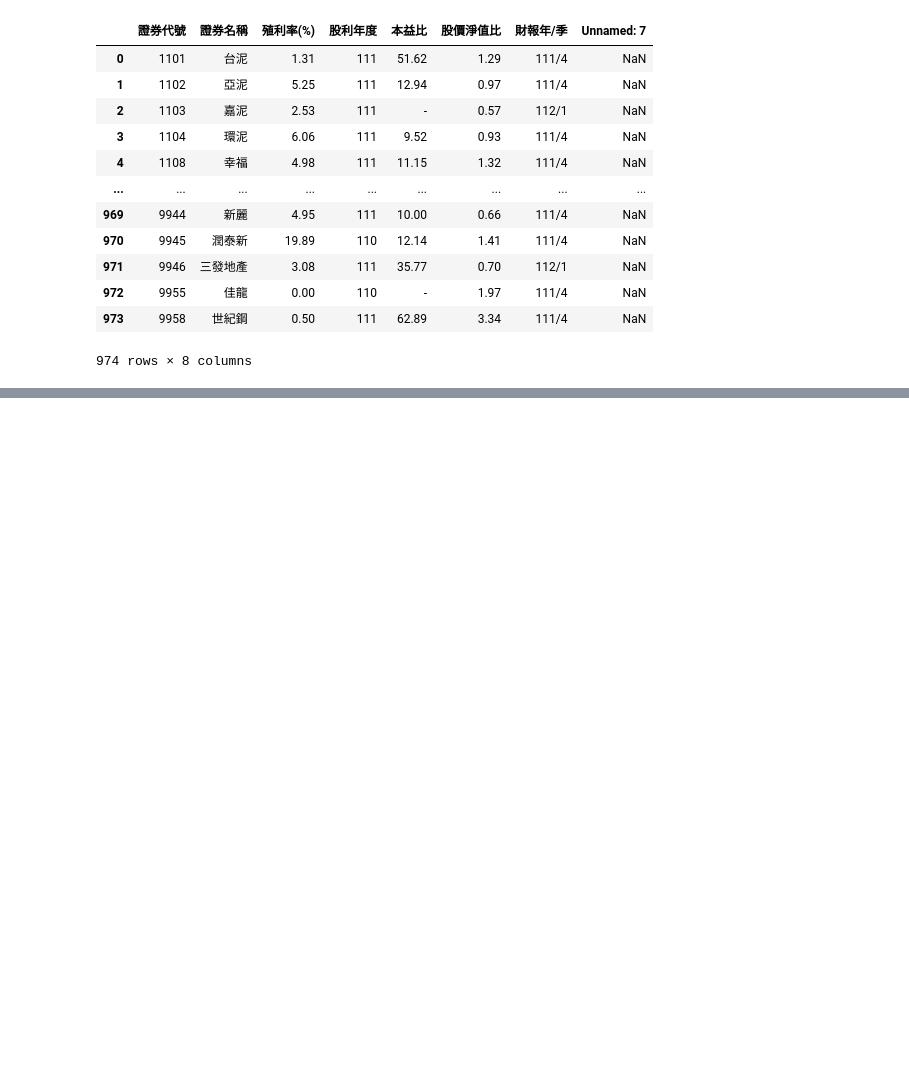
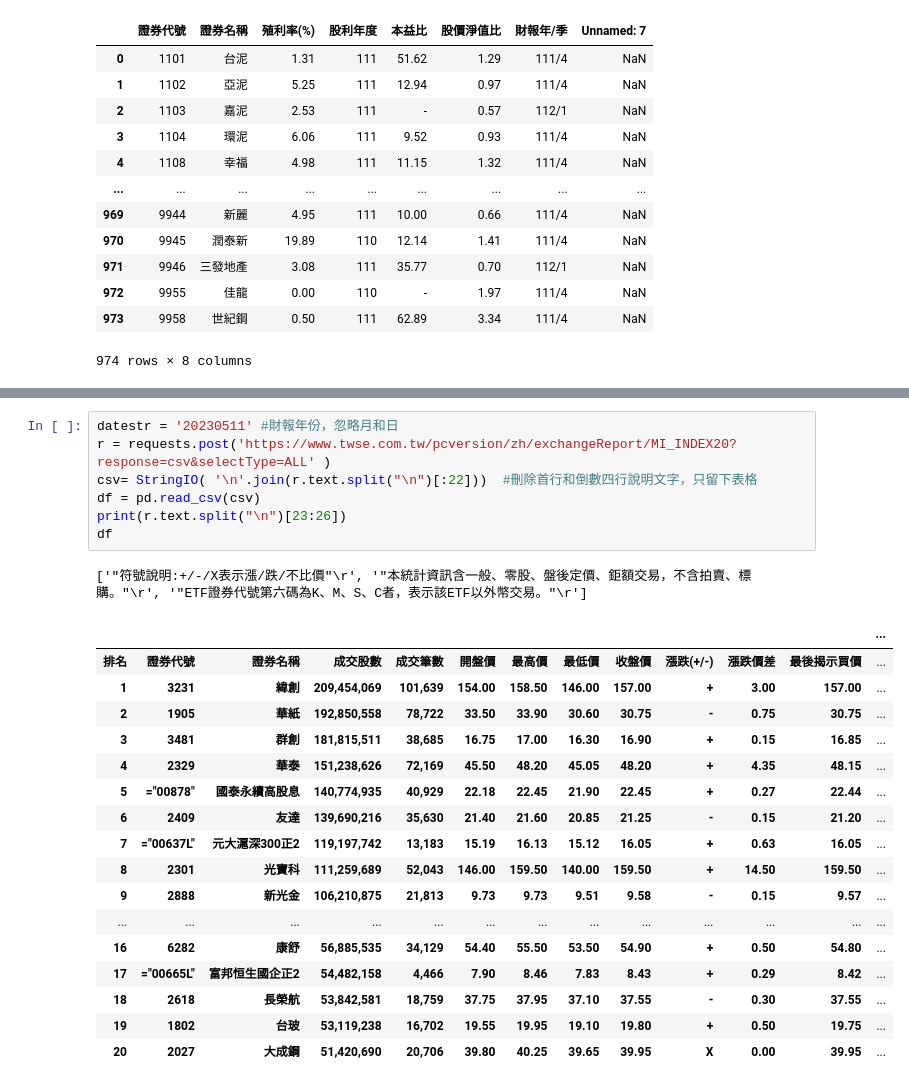
Before and after one commit to Sandwhaletree/Mai_Finlab, a Jupyter notebook: 股票財務分析/B02_個股日本益比、殖利率及股價淨值比.ipynb, the cells around one changed output, grey strips where cells are left out. Drawn from its saved outputs; the diff is of its cells as text; blank space fills up the shorter version.

```diff
--- a/股票財務分析/B02_個股日本益比、殖利率及股價淨值比.ipynb
+++ b/股票財務分析/B02_個股日本益比、殖利率及股價淨值比.ipynb
@@ -57,0 +92,26 @@ df
+# %%
+datestr = '20230511' #財報年份，忽略月和日
+r = requests.post('https://www.twse.com.tw/pcversion/zh/exchangeReport/MI_INDEX20?response=csv&selectType=ALL' )
+csv= StringIO( '\n'.join(r.text.split("\n")[:22]))  #刪除首行和倒數四行說明文字，只留下表格
+df = pd.read_csv(csv)
+print(r.text.split("\n")[23:26])
+df
+# %% [output]
+['"符號說明:+/-/X表示漲/跌/不比價"\r', '"本統計資訊含一般、零股、盤後定價、鉅額交易，不含拍賣、標購。"\r', '"ETF證券代號第六碼為K、M、S、C者，表示該ETF以外幣交易。"\r']
+|  |  |  |  |  |  |  |  |  |  |  |  | ... |
+| 排名 | 證券代號 | 證券名稱 | 成交股數 | 成交筆數 | 開盤價 | 最高價 | 最低價 | 收盤價 | 漲跌(+/-) | 漲跌價差 | 最後揭示買價 | ... |
+| 1 | 3231 | 緯創 | 209,454,069 | 101,639 | 154.00 | 158.50 | 146.00 | 157.00 | + | 3.00 | 157.00 | ... |
+| 2 | 1905 | 華紙 | 192,850,558 | 78,722 | 33.50 | 33.90 | 30.60 | 30.75 | - | 0.75 | 30.75 | ... |
+| 3 | 3481 | 群創 | 181,815,511 | 38,685 | 16.75 | 17.00 | 16.30 | 16.90 | + | 0.15 | 16.85 | ... |
+| 4 | 2329 | 華泰 | 151,238,626 | 72,169 | 45.50 | 48.20 | 45.05 | 48.20 | + | 4.35 | 48.15 | ... |
+| 5 | ="00878" | 國泰永續高股息 | 140,774,935 | 40,929 | 22.18 | 22.45 | 21.90 | 22.45 | + | 0.27 | 22.44 | ... |
+| 6 | 2409 | 友達 | 139,690,216 | 35,630 | 21.40 | 21.60 | 20.85 | 21.25 | - | 0.15 | 21.20 | ... |
+| 7 | ="00637L" | 元大滬深300正2 | 119,197,742 | 13,183 | 15.19 | 16.13 | 15.12 | 16.05 | + | 0.63 | 16.05 | ... |
+| 8 | 2301 | 光寶科 | 111,259,689 | 52,043 | 146.00 | 159.50 | 140.00 | 159.50 | + | 14.50 | 159.50 | ... |
+| 9 | 2888 | 新光金 | 106,210,875 | 21,813 | 9.73 | 9.73 | 9.51 | 9.58 | - | 0.15 | 9.57 | ... |
+| ... | ... | ... | ... | ... | ... | ... | ... | ... | ... | ... | ... | ... |
+| 16 | 6282 | 康舒 | 56,885,535 | 34,129 | 54.40 | 55.50 | 53.50 | 54.90 | + | 0.50 | 54.80 | ... |
+| 17 | ="00665L" | 富邦恒生國企正2 | 54,482,158 | 4,466 | 7.90 | 8.46 | 7.83 | 8.43 | + | 0.29 | 8.42 | ... |
+| 18 | 2618 | 長榮航 | 53,842,581 | 18,759 | 37.75 | 37.95 | 37.10 | 37.55 | - | 0.30 | 37.55 | ... |
+| 19 | 1802 | 台玻 | 53,119,238 | 16,702 | 19.55 | 19.95 | 19.10 | 19.80 | + | 0.50 | 19.75 | ... |
+| 20 | 2027 | 大成鋼 | 51,420,690 | 20,706 | 39.80 | 40.25 | 39.65 | 39.95 | X | 0.00 | 39.95 | ... |
```
Also changed, not shown: parts of 2 cells of this notebook.
